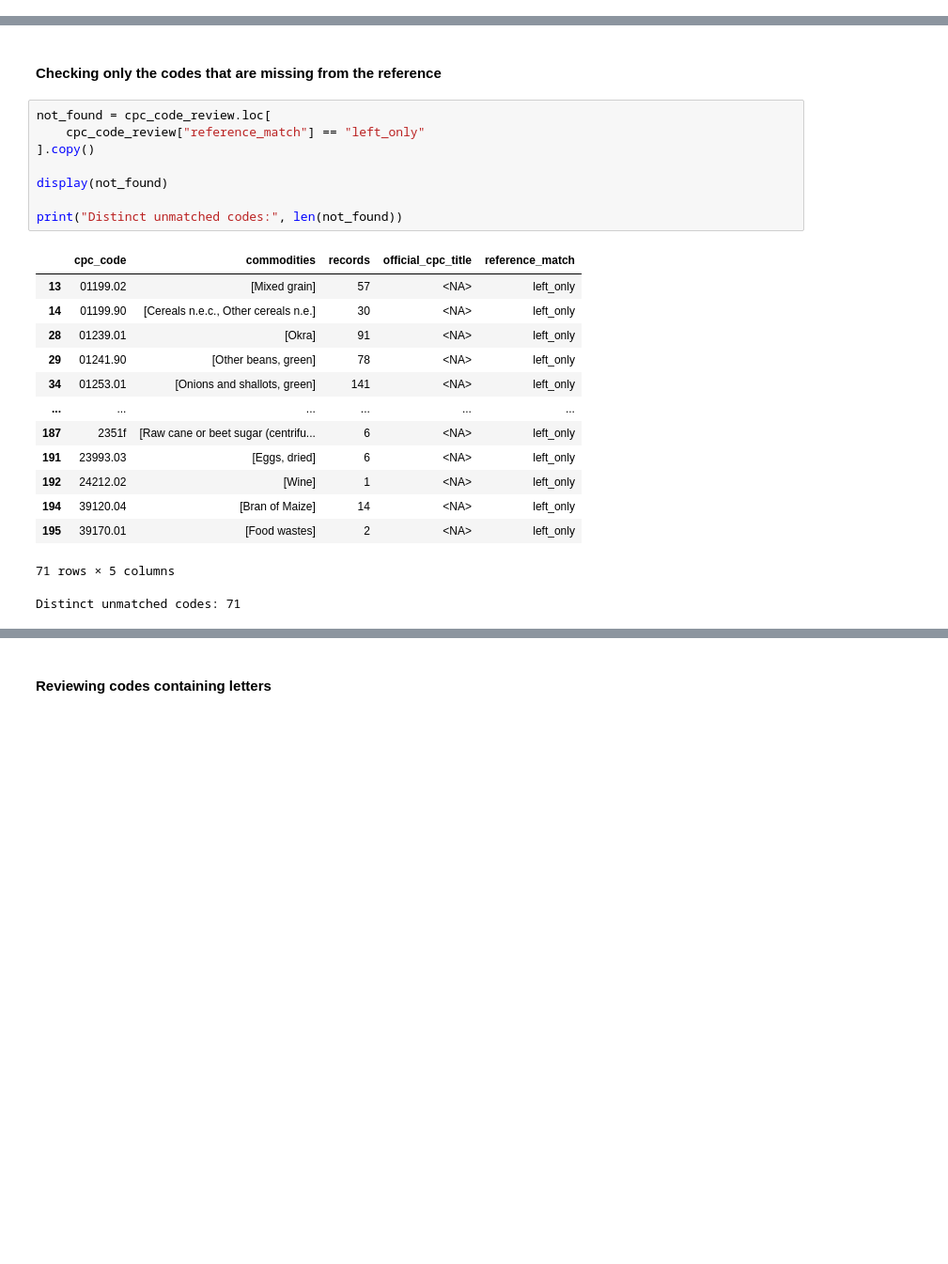
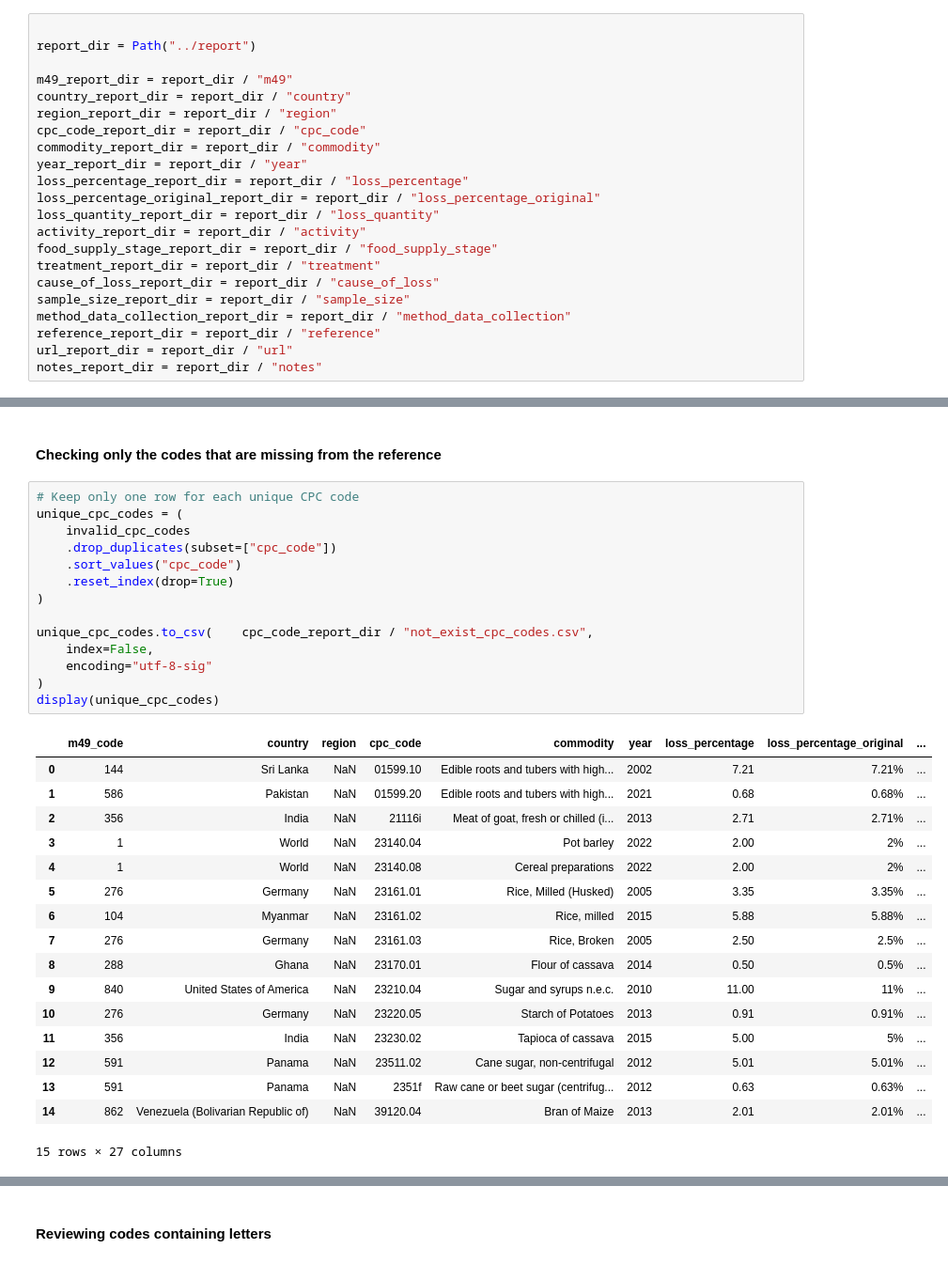
Before and after one commit to malakhassan12/Food-Waste, a Jupyter notebook: notebooks/Step_1_Data_Exploration_And_Column_Profiling_FINAL.ipynb, the cells around one changed output, grey strips where cells are left out. Shown at 94% size. Cells and saved outputs as stored; diff of their text form; blank space fills up the shorter version.

Commit message:
Malak finish data exploreing and cleaning

```diff
--- a/notebooks/Step_1_Data_Exploration_And_Column_Profiling_FINAL.ipynb
+++ b/notebooks/Step_1_Data_Exploration_And_Column_Profiling_FINAL.ipynb
@@ -463,0 +476,22 @@ display(columns_df)
+# %%
+
+report_dir = Path("../report")
+
+m49_report_dir = report_dir / "m49"
+country_report_dir = report_dir / "country"
+region_report_dir = report_dir / "region"
+cpc_code_report_dir = report_dir / "cpc_code"
+commodity_report_dir = report_dir / "commodity"
+year_report_dir = report_dir / "year"
+loss_percentage_report_dir = report_dir / "loss_percentage"
+loss_percentage_original_report_dir = report_dir / "loss_percentage_original"
+loss_quantity_report_dir = report_dir / "loss_quantity"
+activity_report_dir = report_dir / "activity"
+food_supply_stage_report_dir = report_dir / "food_supply_stage"
+treatment_report_dir = report_dir / "treatment"
+cause_of_loss_report_dir = report_dir / "cause_of_loss"
+sample_size_report_dir = report_dir / "sample_size"
+method_data_collection_report_dir = report_dir / "method_data_collection"
+reference_report_dir = report_dir / "reference"
+url_report_dir = report_dir / "url"
+notes_report_dir = report_dir / "notes"
@@ -2474,25 +3315,34 @@ display(
 # %% [markdown]
 #### **Checking only the codes that are missing from the reference**
 # %%
-not_found = cpc_code_review.loc[
-    cpc_code_review["reference_match"] == "left_only"
-].copy()
+# Keep only one row for each unique CPC code
+unique_cpc_codes = (
+    invalid_cpc_codes
+    .drop_duplicates(subset=["cpc_code"])
+    .sort_values("cpc_code")
+    .reset_index(drop=True)
+)
 
-display(not_found)
-
-print("Distinct unmatched codes:", len(not_found))
+unique_cpc_codes.to_csv(    cpc_code_report_dir / "not_exist_cpc_codes.csv",
+    index=False,
+    encoding="utf-8-sig"
+)
+display(unique_cpc_codes)
 # %% [output]
-|  | cpc_code | commodities | records | official_cpc_title | reference_match |
-| 13 | 01199.02 | [Mixed grain] | 57 | <NA> | left_only |
-| 14 | 01199.90 | [Cereals n.e.c., Other cereals n.e.] | 30 | <NA> | left_only |
-| 28 | 01239.01 | [Okra] | 91 | <NA> | left_only |
-| 29 | 01241.90 | [Other beans, green] | 78 | <NA> | left_only |
-| 34 | 01253.01 | [Onions and shallots, green] | 141 | <NA> | left_only |
-| ... | ... | ... | ... | ... | ... |
-| 187 | 2351f | [Raw cane or beet sugar (centrifu... | 6 | <NA> | left_only |
-| 191 | 23993.03 | [Eggs, dried] | 6 | <NA> | left_only |
-| 192 | 24212.02 | [Wine] | 1 | <NA> | left_only |
-| 194 | 39120.04 | [Bran of Maize] | 14 | <NA> | left_only |
-| 195 | 39170.01 | [Food wastes] | 2 | <NA> | left_only |
+|  | m49_code | country | region | cpc_code | commodity | year | loss_percentage | loss_percentage_original | ... |
+| 0 | 144 | Sri Lanka | NaN | 01599.10 | Edible roots and tubers with high... | 2002 | 7.21 | 7.21% | ... |
+| 1 | 586 | Pakistan | NaN | 01599.20 | Edible roots and tubers with high... | 2021 | 0.68 | 0.68% | ... |
+| 2 | 356 | India | NaN | 21116i | Meat of goat, fresh or chilled (i... | 2013 | 2.71 | 2.71% | ... |
+| 3 | 1 | World | NaN | 23140.04 | Pot barley | 2022 | 2.00 | 2% | ... |
+| 4 | 1 | World | NaN | 23140.08 | Cereal preparations | 2022 | 2.00 | 2% | ... |
+| 5 | 276 | Germany | NaN | 23161.01 | Rice, Milled (Husked) | 2005 | 3.35 | 3.35% | ... |
+| 6 | 104 | Myanmar | NaN | 23161.02 | Rice, milled | 2015 | 5.88 | 5.88% | ... |
+| 7 | 276 | Germany | NaN | 23161.03 | Rice, Broken | 2005 | 2.50 | 2.5% | ... |
+| 8 | 288 | Ghana | NaN | 23170.01 | Flour of cassava | 2014 | 0.50 | 0.5% | ... |
+| 9 | 840 | United States of America | NaN | 23210.04 | Sugar and syrups n.e.c. | 2010 | 11.00 | 11% | ... |
+| 10 | 276 | Germany | NaN | 23220.05 | Starch of Potatoes | 2013 | 0.91 | 0.91% | ... |
+| 11 | 356 | India | NaN | 23230.02 | Tapioca of cassava | 2015 | 5.00 | 5% | ... |
+| 12 | 591 | Panama | NaN | 23511.02 | Cane sugar, non-centrifugal | 2012 | 5.01 | 5.01% | ... |
+| 13 | 591 | Panama | NaN | 2351f | Raw cane or beet sugar (centrifug... | 2012 | 0.63 | 0.63% | ... |
+| 14 | 862 | Venezuela (Bolivarian Republic of) | NaN | 39120.04 | Bran of Maize | 2013 | 2.01 | 2.01% | ... |
-71 rows × 5 columns
+15 rows × 27 columns
-Distinct unmatched codes: 71
```
Also changed, not shown: parts of 52 cells of this notebook, 40 other files.
